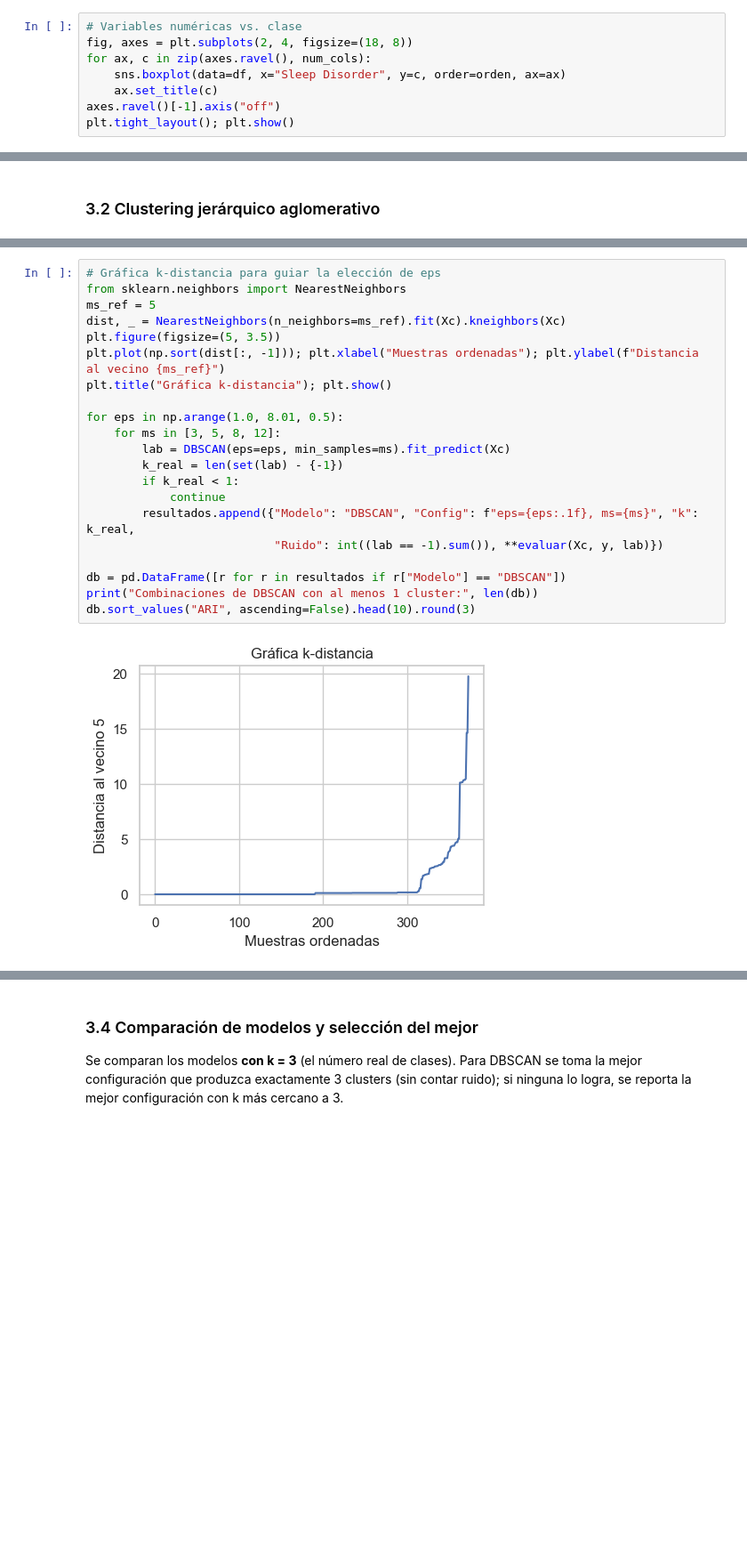
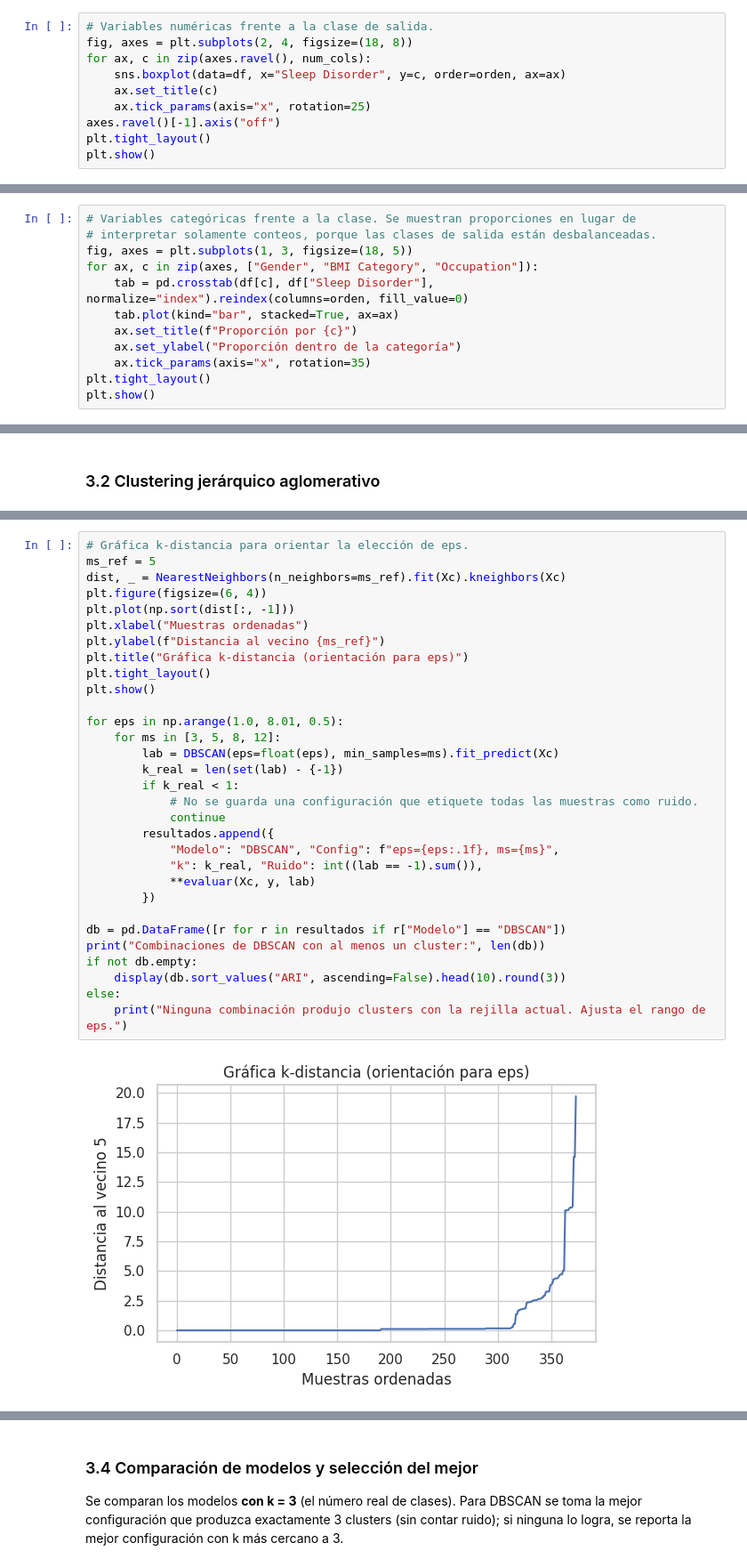
Before and after one commit to INNOX20/Proyecto-3-del-curso, a Jupyter notebook: Proyecto3_Sleep_Health.ipynb, the cells around one changed output, grey strips where cells are left out. Shown at 89% size. Saved outputs shown, nothing was run; the diff lists cells and outputs as text; blank space fills up the shorter version.

```diff
--- a/Proyecto3_Sleep_Health.ipynb
+++ b/Proyecto3_Sleep_Health.ipynb
@@ -192,9 +321,11 @@ plt.tight_layout(); plt.show()
 # %%
-# Variables numéricas vs. clase
+# Variables numéricas frente a la clase de salida.
 fig, axes = plt.subplots(2, 4, figsize=(18, 8))
 for ax, c in zip(axes.ravel(), num_cols):
     sns.boxplot(data=df, x="Sleep Disorder", y=c, order=orden, ax=ax)
     ax.set_title(c)
+    ax.tick_params(axis="x", rotation=25)
 axes.ravel()[-1].axis("off")
-plt.tight_layout(); plt.show()
+plt.tight_layout()
+plt.show()
 # %% [output]
@@ -218,0 +333,12 @@ plt.tight_layout(); plt.show()
+# %%
+# Variables categóricas frente a la clase. Se muestran proporciones en lugar de
+# interpretar solamente conteos, porque las clases de salida están desbalanceadas.
+fig, axes = plt.subplots(1, 3, figsize=(18, 5))
+for ax, c in zip(axes, ["Gender", "BMI Category", "Occupation"]):
+    tab = pd.crosstab(df[c], df["Sleep Disorder"], normalize="index").reindex(columns=orden, fill_value=0)
+    tab.plot(kind="bar", stacked=True, ax=ax)
+    ax.set_title(f"Proporción por {c}")
+    ax.set_ylabel("Proporción dentro de la categoría")
+    ax.tick_params(axis="x", rotation=35)
+plt.tight_layout()
+plt.show()
@@ -358,23 +531,33 @@ DBSCAN no recibe el número de clusters: depende de `eps` (radio) y `min_samples
 # %%
-# Gráfica k-distancia para guiar la elección de eps
-from sklearn.neighbors import NearestNeighbors
+# Gráfica k-distancia para orientar la elección de eps.
 ms_ref = 5
 dist, _ = NearestNeighbors(n_neighbors=ms_ref).fit(Xc).kneighbors(Xc)
-plt.figure(figsize=(5, 3.5))
-plt.plot(np.sort(dist[:, -1])); plt.xlabel("Muestras ordenadas"); plt.ylabel(f"Distancia al vecino {ms_ref}")
-plt.title("Gráfica k-distancia"); plt.show()
+plt.figure(figsize=(6, 4))
+plt.plot(np.sort(dist[:, -1]))
+plt.xlabel("Muestras ordenadas")
+plt.ylabel(f"Distancia al vecino {ms_ref}")
+plt.title("Gráfica k-distancia (orientación para eps)")
+plt.tight_layout()
+plt.show()
 
 for eps in np.arange(1.0, 8.01, 0.5):
     for ms in [3, 5, 8, 12]:
-        lab = DBSCAN(eps=eps, min_samples=ms).fit_predict(Xc)
+        lab = DBSCAN(eps=float(eps), min_samples=ms).fit_predict(Xc)
         k_real = len(set(lab) - {-1})
         if k_real < 1:
+            # No se guarda una configuración que etiquete todas las muestras como ruido.
             continue
-        resultados.append({"Modelo": "DBSCAN", "Config": f"eps={eps:.1f}, ms={ms}", "k": k_real,
-                           "Ruido": int((lab == -1).sum()), **evaluar(Xc, y, lab)})
+        resultados.append({
+            "Modelo": "DBSCAN", "Config": f"eps={eps:.1f}, ms={ms}",
+            "k": k_real, "Ruido": int((lab == -1).sum()),
+            **evaluar(Xc, y, lab)
+        })
 
 db = pd.DataFrame([r for r in resultados if r["Modelo"] == "DBSCAN"])
-print("Combinaciones de DBSCAN con al menos 1 cluster:", len(db))
-db.sort_values("ARI", ascending=False).head(10).round(3)
+print("Combinaciones de DBSCAN con al menos un cluster:", len(db))
+if not db.empty:
+    display(db.sort_values("ARI", ascending=False).head(10).round(3))
+else:
+    print("Ninguna combinación produjo clusters con la rejilla actual. Ajusta el rango de eps.")
 # %% [output]
-[figure, old version]
+[figure, new version]
```
Also changed, not shown: parts of 66 cells of this notebook.
